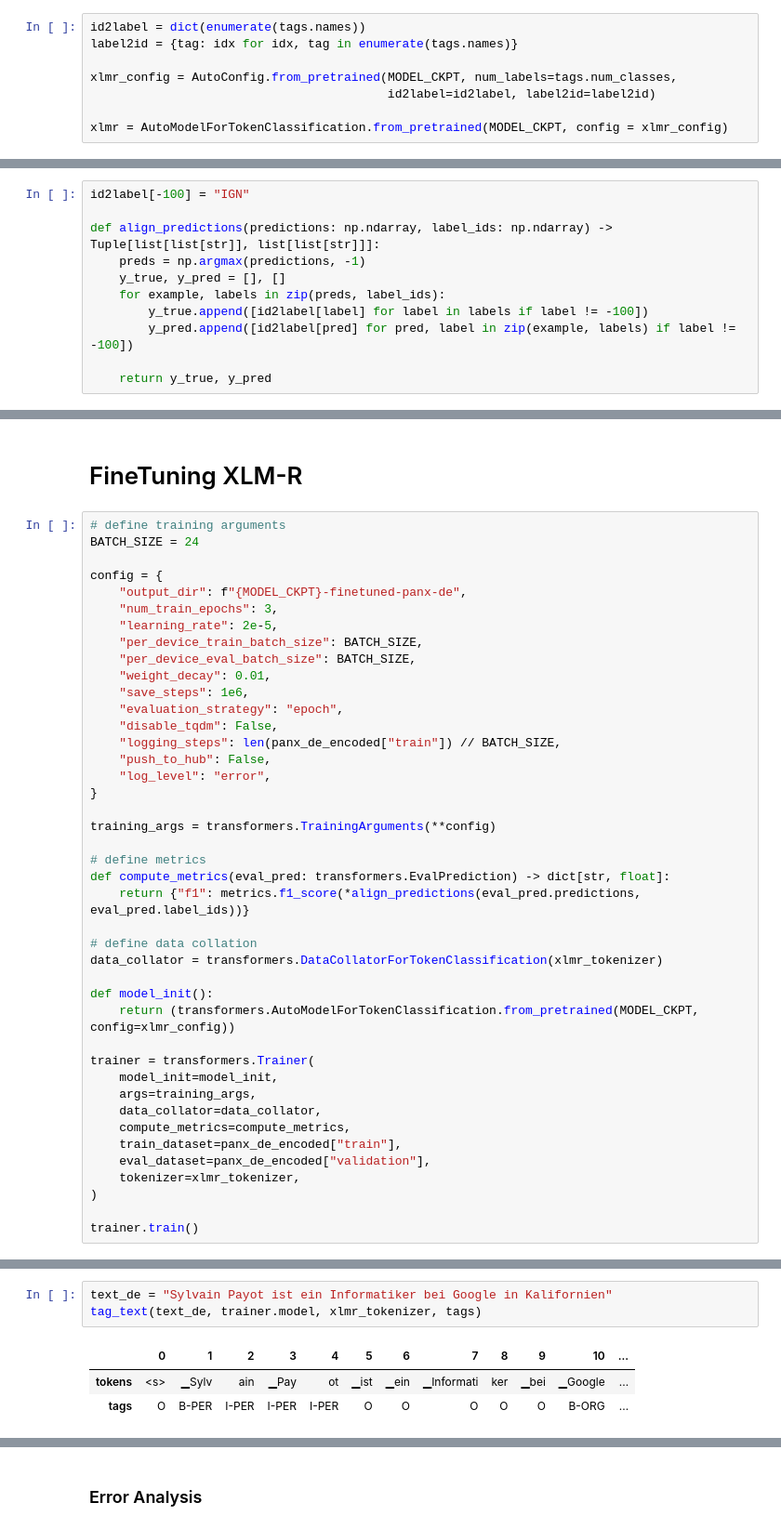
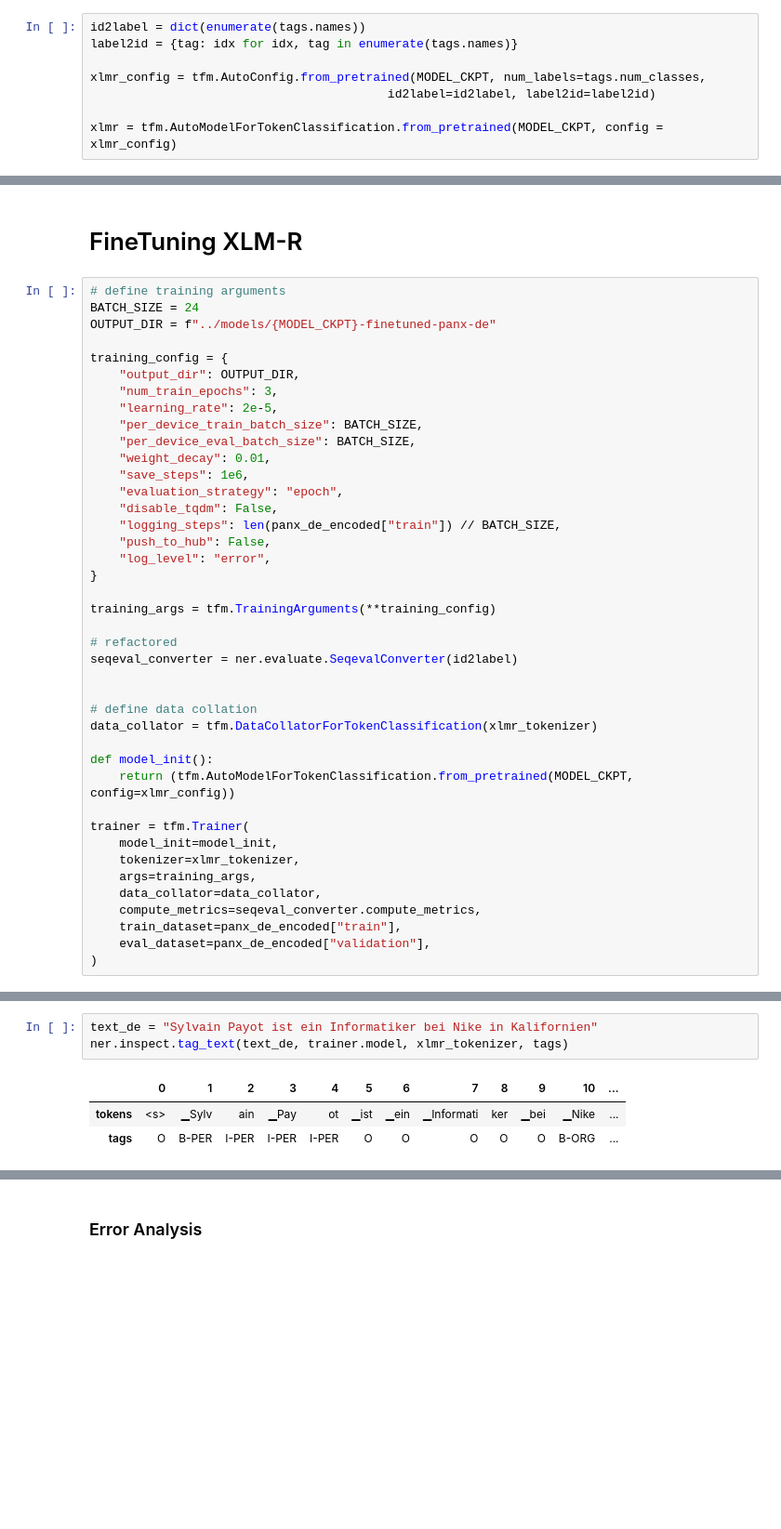
Before and after one commit to spayot/nlp_with_transformers, a Jupyter notebook: chp04_multilingual_ner/notebooks/nlpt_04_MultiLingual_NER.ipynb, the cells around one changed output, grey strips where cells are left out. Shown: that part at 93% size. Drawn from its saved outputs; the diff is of its cells as text; blank space fills up the shorter version.

```diff
--- a/chp04_multilingual_ner/notebooks/nlpt_04_MultiLingual_NER.ipynb
+++ b/chp04_multilingual_ner/notebooks/nlpt_04_MultiLingual_NER.ipynb
@@ -134,10 +137,10 @@ print(xlmr_tokenizer(text).tokens())
 id2label = dict(enumerate(tags.names))
 label2id = {tag: idx for idx, tag in enumerate(tags.names)}
 
-xlmr_config = AutoConfig.from_pretrained(MODEL_CKPT, num_labels=tags.num_classes,
+xlmr_config = tfm.AutoConfig.from_pretrained(MODEL_CKPT, num_labels=tags.num_classes,
                                          id2label=id2label, label2id=label2id)
 
-xlmr = AutoModelForTokenClassification.from_pretrained(MODEL_CKPT, config = xlmr_config)
+xlmr = tfm.AutoModelForTokenClassification.from_pretrained(MODEL_CKPT, config = xlmr_config)
 # %%
 # verify that the model outputs something with the expected format:
 print(f"original text \"{text}\"")
@@ -270,15 +229,4 @@ print(metrics.classification_report(y_true, y_pred))
    micro avg       0.60      0.75      0.67         4
    macro avg       0.50      0.67      0.56         4
 weighted avg       0.62      0.75      0.67         4
-# %%
-id2label[-100] = "IGN"
-
-def align_predictions(predictions: np.ndarray, label_ids: np.ndarray) -> Tuple[list[list[str]], list[list[str]]]:
-    preds = np.argmax(predictions, -1)
-    y_true, y_pred = [], []
-    for example, labels in zip(preds, label_ids):
-        y_true.append([id2label[label] for label in labels if label != -100])
-        y_pred.append([id2label[pred] for pred, label in zip(example, labels) if label != -100])
-
-    return y_true, y_pred
 # %%
@@ -306,9 +259,10 @@ print(y_true, y_pred, sep="\n")
 # %%
 # define training arguments
 BATCH_SIZE = 24
+OUTPUT_DIR = f"../models/{MODEL_CKPT}-finetuned-panx-de"
 
-config = {
-    "output_dir": f"{MODEL_CKPT}-finetuned-panx-de",
+training_config = {
+    "output_dir": OUTPUT_DIR,
     "num_train_epochs": 3,
     "learning_rate": 2e-5,
     "per_device_train_batch_size": BATCH_SIZE,
@@ -322,26 +276,24 @@ config = {
     "log_level": "error",
 }
 
-training_args = transformers.TrainingArguments(**config)
+training_args = tfm.TrainingArguments(**training_config)
 
-# define metrics
-def compute_metrics(eval_pred: transformers.EvalPrediction) -> dict[str, float]:
-    return {"f1": metrics.f1_score(*align_predictions(eval_pred.predictions, eval_pred.label_ids))}
+# refactored
+seqeval_converter = ner.evaluate.SeqevalConverter(id2label)
+
 
 # define data collation
-data_collator = transformers.DataCollatorForTokenClassification(xlmr_tokenizer)
+data_collator = tfm.DataCollatorForTokenClassification(xlmr_tokenizer)
 
 def model_init():
-    return (transformers.AutoModelForTokenClassification.from_pretrained(MODEL_CKPT, config=xlmr_config))
+    return (tfm.AutoModelForTokenClassification.from_pretrained(MODEL_CKPT, config=xlmr_config))
 
-trainer = transformers.Trainer(
+trainer = tfm.Trainer(
     model_init=model_init,
+    tokenizer=xlmr_tokenizer,
     args=training_args,
     data_collator=data_collator,
-    compute_metrics=compute_metrics,
+    compute_metrics=seqeval_converter.compute_metrics,
     train_dataset=panx_de_encoded["train"],
     eval_dataset=panx_de_encoded["validation"],
-    tokenizer=xlmr_tokenizer,
 )
-
-trainer.train()
@@ -368,9 +324,9 @@ trainer.evaluate(panx_de_encoded["validation"])
 # %%
-text_de = "Sylvain Payot ist ein Informatiker bei Google in Kalifornien"
-tag_text(text_de, trainer.model, xlmr_tokenizer, tags)
+text_de = "Sylvain Payot ist ein Informatiker bei Nike in Kalifornien"
+ner.inspect.tag_text(text_de, trainer.model, xlmr_tokenizer, tags)
 # %% [output]
 |  | 0 | 1 | 2 | 3 | 4 | 5 | 6 | 7 | 8 | 9 | 10 | ... |
-| tokens | <s> | ▁Sylv | ain | ▁Pay | ot | ▁ist | ▁ein | ▁Informati | ker | ▁bei | ▁Google | ... |
+| tokens | <s> | ▁Sylv | ain | ▁Pay | ot | ▁ist | ▁ein | ▁Informati | ker | ▁bei | ▁Nike | ... |
 | tags | O | B-PER | I-PER | I-PER | I-PER | O | O | O | O | O | B-ORG | ... |
 # %%
 # also works in French!
```
Also changed, not shown: parts of 34 cells of this notebook, 7 other files.
